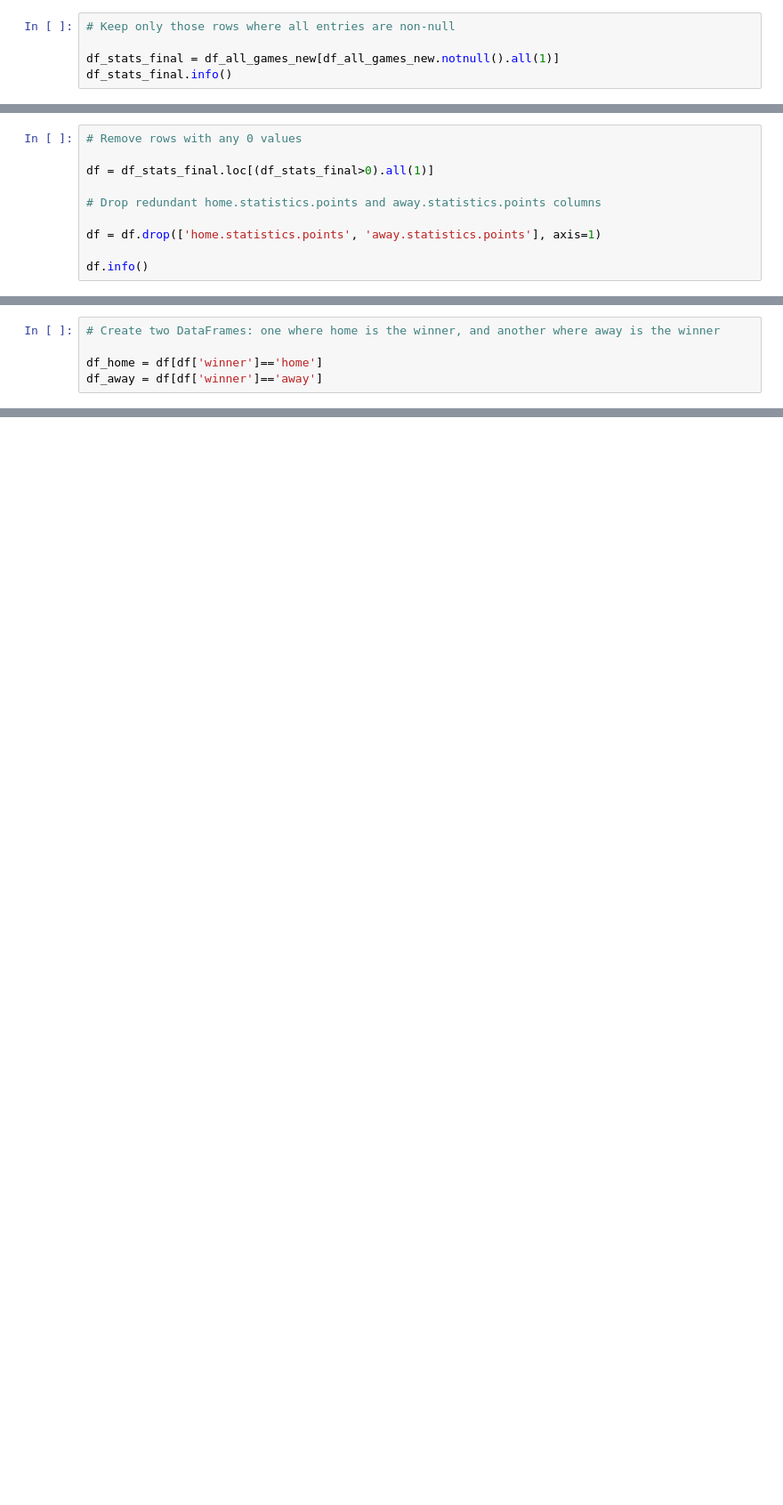
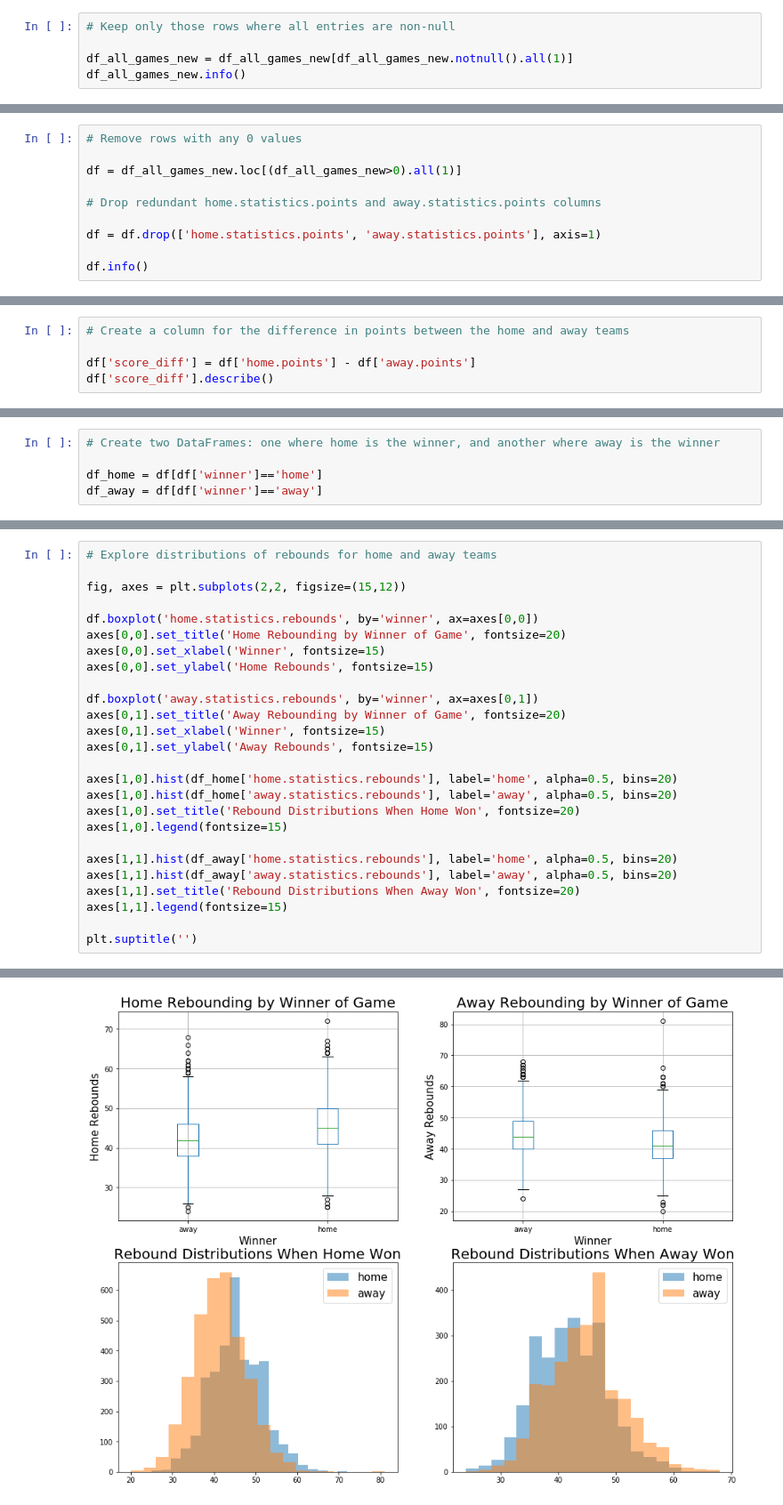
Before and after one commit to taylorcoder/Springboard, a Jupyter notebook: Capstone 2.ipynb, the cells around one changed output, grey strips where cells are left out. Shown: that part at 89% size. Drawn from its saved outputs; the diff is of its cells as text; blank space fills up the shorter version.

```diff
--- a/Capstone 2.ipynb
+++ b/Capstone 2.ipynb
@@ -328,8 +305,8 @@ memory usage: 2.6+ MB
 # %%
 # Keep only those rows where all entries are non-null
 
-df_stats_final = df_all_games_new[df_all_games_new.notnull().all(1)]
-df_stats_final.info()
+df_all_games_new = df_all_games_new[df_all_games_new.notnull().all(1)]
+df_all_games_new.info()
 # %% [output]
 <class 'pandas.core.frame.DataFrame'>
 Int64Index: 6094 entries, 0 to 6165
@@ -351,7 +328,7 @@ memory usage: 2.6+ MB
 # %%
 # Remove rows with any 0 values
 
-df = df_stats_final.loc[(df_stats_final>0).all(1)]
+df = df_all_games_new.loc[(df_all_games_new>0).all(1)]
 
 # Drop redundant home.statistics.points and away.statistics.points columns
 
@@ -416,0 +418,5 @@ df[['home.statistics.two_points_pct','away.statistics.two_points_pct']].describe
+# %%
+# Create a column for the difference in points between the home and away teams
+
+df['score_diff'] = df['home.points'] - df['away.points']
+df['score_diff'].describe()
@@ -745,0 +567,27 @@ TypeError: 'in <string>' requires string as left operand, not list
+# %%
+# Explore distributions of rebounds for home and away teams
+
+fig, axes = plt.subplots(2,2, figsize=(15,12))
+
+df.boxplot('home.statistics.rebounds', by='winner', ax=axes[0,0])
+axes[0,0].set_title('Home Rebounding by Winner of Game', fontsize=20)
+axes[0,0].set_xlabel('Winner', fontsize=15)
+axes[0,0].set_ylabel('Home Rebounds', fontsize=15)
+
+df.boxplot('away.statistics.rebounds', by='winner', ax=axes[0,1])
+axes[0,1].set_title('Away Rebounding by Winner of Game', fontsize=20)
+axes[0,1].set_xlabel('Winner', fontsize=15)
+axes[0,1].set_ylabel('Away Rebounds', fontsize=15)
+
+axes[1,0].hist(df_home['home.statistics.rebounds'], label='home', alpha=0.5, bins=20)
+axes[1,0].hist(df_home['away.statistics.rebounds'], label='away', alpha=0.5, bins=20)
+axes[1,0].set_title('Rebound Distributions When Home Won', fontsize=20)
+axes[1,0].legend(fontsize=15)
+
+axes[1,1].hist(df_away['home.statistics.rebounds'], label='home', alpha=0.5, bins=20)
+axes[1,1].hist(df_away['away.statistics.rebounds'], label='away', alpha=0.5, bins=20)
+axes[1,1].set_title('Rebound Distributions When Away Won', fontsize=20)
+axes[1,1].legend(fontsize=15)
+
+plt.suptitle('')
+# %% [output]
@@ -745,0 +595 @@ TypeError: 'in <string>' requires string as left operand, not list
+[figure, added]
```
Also changed, not shown: parts of 72 cells of this notebook.
